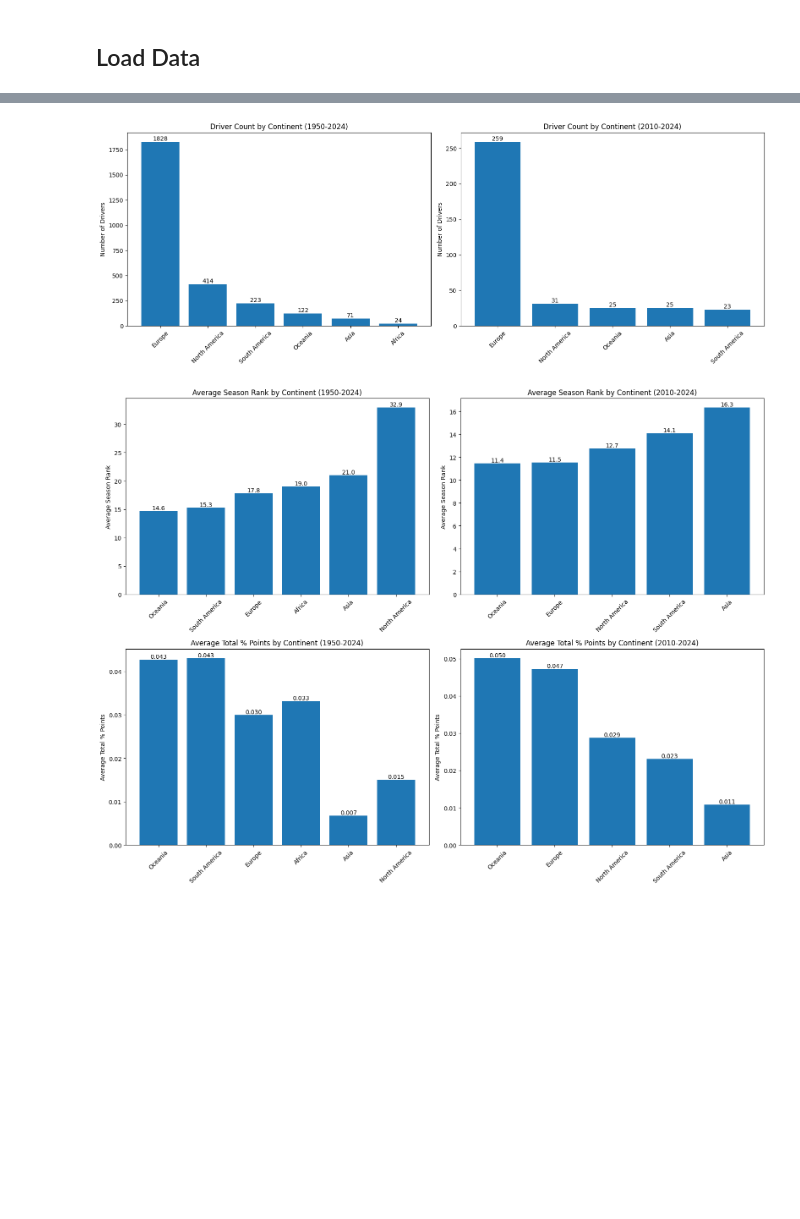
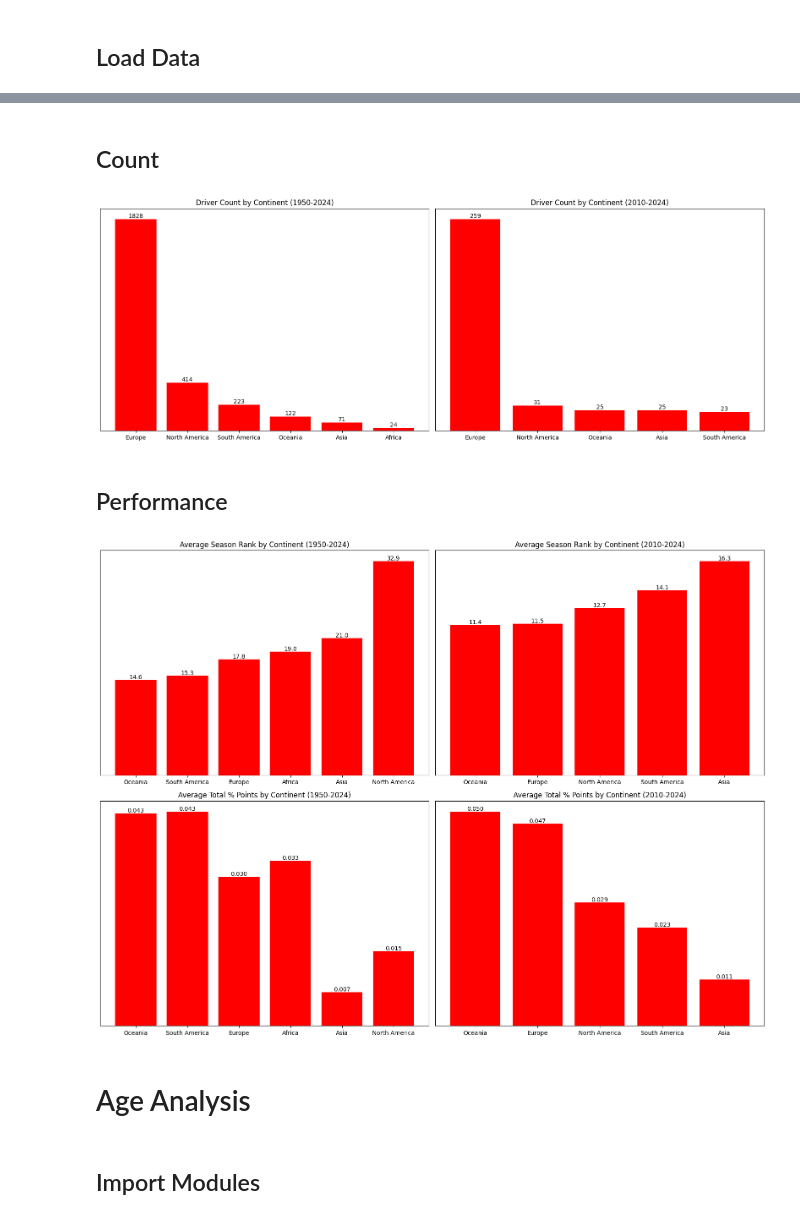
Before and after one commit to JackRWilson/Formula-1-Project, a Jupyter notebook: notebooks/f1_project.ipynb, the cells around one changed output, grey strips where cells are left out. Drawn from its saved outputs; the diff is of its cells as text; code cells hidden in the pictures; blank space fills up the shorter version.

```diff
--- a/notebooks/f1_project.ipynb
+++ b/notebooks/f1_project.ipynb
@@ -3376,0 +3215,4 @@ Pearson correlation (experience vs points): 0.326, p-value: 0.000
+# %%
+f1_final = pd.read_csv("../data/final/f1_final.csv", encoding="utf-8")
+f1_final_2010 = f1_final[f1_final["year"] >= 2010]
+display(f1_final.head(3))
@@ -3396,68 +3246,76 @@ plt.show()
+# %% [markdown]
+## Count
 # %%
 # Create figure and axes for bar charts
 fig, axs = plt.subplots(1, 2, figsize=(16, 6))
 
 # Bar chart for 1950-2024
 ax = axs[0]
-bars = ax.bar(continent_counts.index, continent_counts.values)
+bars = ax.bar(continent_counts.index, continent_counts.values, color='red')
 ax.set_title("Driver Count by Continent (1950-2024)")
-ax.set_ylabel("Number of Drivers")
-ax.set_xticklabels(continent_counts.index, rotation=45)
+ax.set_xticklabels(continent_counts.index)
 ax.bar_label(bars, fmt="%.0f")
+ax.set_yticks([])
 
 # Bar chart for 2010-2024
 ax = axs[1]
-bars = ax.bar(continent_counts_2010.index, continent_counts_2010.values)
+bars = ax.bar(continent_counts_2010.index, continent_counts_2010.values, color='red')
 ax.set_title("Driver Count by Continent (2010-2024)")
-ax.set_ylabel("Number of Drivers")
-ax.set_xticklabels(continent_counts_2010.index, rotation=45)
+ax.set_xticklabels(continent_counts_2010.index)
 ax.bar_label(bars, fmt="%.0f")
+ax.set_yticks([])
 
 plt.tight_layout()
 plt.show()
 # %% [output]
-[figure, old version]
+[figure, new version]
+# %% [markdown]
+## Performance
 # %%
 # Calculate average metrics by continent
 continent_avg = f1_final.groupby("continent")[["season_rank", "total_pct_season_points"]].mean().sort_values("season_rank")
 continent_avg_2010 = f1_final_2010.groupby("continent")[["season_rank", "total_pct_season_points"]].mean().sort_values("season_rank")
 
 # Create figure and axes
 fig, axs = plt.subplots(2, 2, figsize=(16, 12))
 
 # Avg Season Rank (1950–2024)
 ax = axs[0, 0]
-bars = ax.bar(continent_avg.index, continent_avg["season_rank"])
+bars = ax.bar(continent_avg.index, continent_avg["season_rank"], color="red")
 ax.set_title("Average Season Rank by Continent (1950-2024)")
-ax.set_ylabel("Average Season Rank")
-ax.set_xticklabels(continent_avg.index, rotation=45)
+ax.set_xticklabels(continent_avg.index)
 ax.bar_label(bars, fmt="%.1f")
+ax.set_yticks([])
 
 # Avg Season Rank (2010–2024)
 ax = axs[0, 1]
-bars = ax.bar(continent_avg_2010.index, continent_avg_2010["season_rank"])
+bars = ax.bar(continent_avg_2010.index, continent_avg_2010["season_rank"], color="red")
 ax.set_title("Average Season Rank by Continent (2010-2024)")
-ax.set_ylabel("Average Season Rank")
-ax.set_xticklabels(continent_avg_2010.index, rotation=45)
+ax.set_xticklabels(continent_avg_2010.index)
 ax.bar_label(bars, fmt="%.1f")
+ax.set_yticks([])
 
 # Avg % Points (1950–2024)
 ax = axs[1, 0]
-bars = ax.bar(continent_avg.index, continent_avg["total_pct_season_points"])
+bars = ax.bar(continent_avg.index, continent_avg["total_pct_season_points"], color="red")
 ax.set_title("Average Total % Points by Continent (1950-2024)")
-ax.set_ylabel("Average Total % Points")
-ax.set_xticklabels(continent_avg.index, rotation=45)
+ax.set_xticklabels(continent_avg.index)
 ax.bar_label(bars, fmt="%.3f")
+ax.set_yticks([])
 
 # Avg % Points (2010–2024)
 ax = axs[1, 1]
-bars = ax.bar(continent_avg_2010.index, continent_avg_2010["total_pct_season_points"])
+bars = ax.bar(continent_avg_2010.index, continent_avg_2010["total_pct_season_points"], color="red")
 ax.set_title("Average Total % Points by Continent (2010-2024)")
-ax.set_ylabel("Average Total % Points")
-ax.set_xticklabels(continent_avg_2010.index, rotation=45)
+ax.set_xticklabels(continent_avg_2010.index)
 ax.bar_label(bars, fmt="%.3f")
+ax.set_yticks([])
 
 plt.tight_layout()
 plt.show()
 # %% [output]
-[figure, old version]
+[figure, new version]
+# %% [markdown]
+# Age Analysis
+# %% [markdown]
+## Import Modules
```
Also changed, not shown: parts of 81 cells of this notebook, 4 other files.
